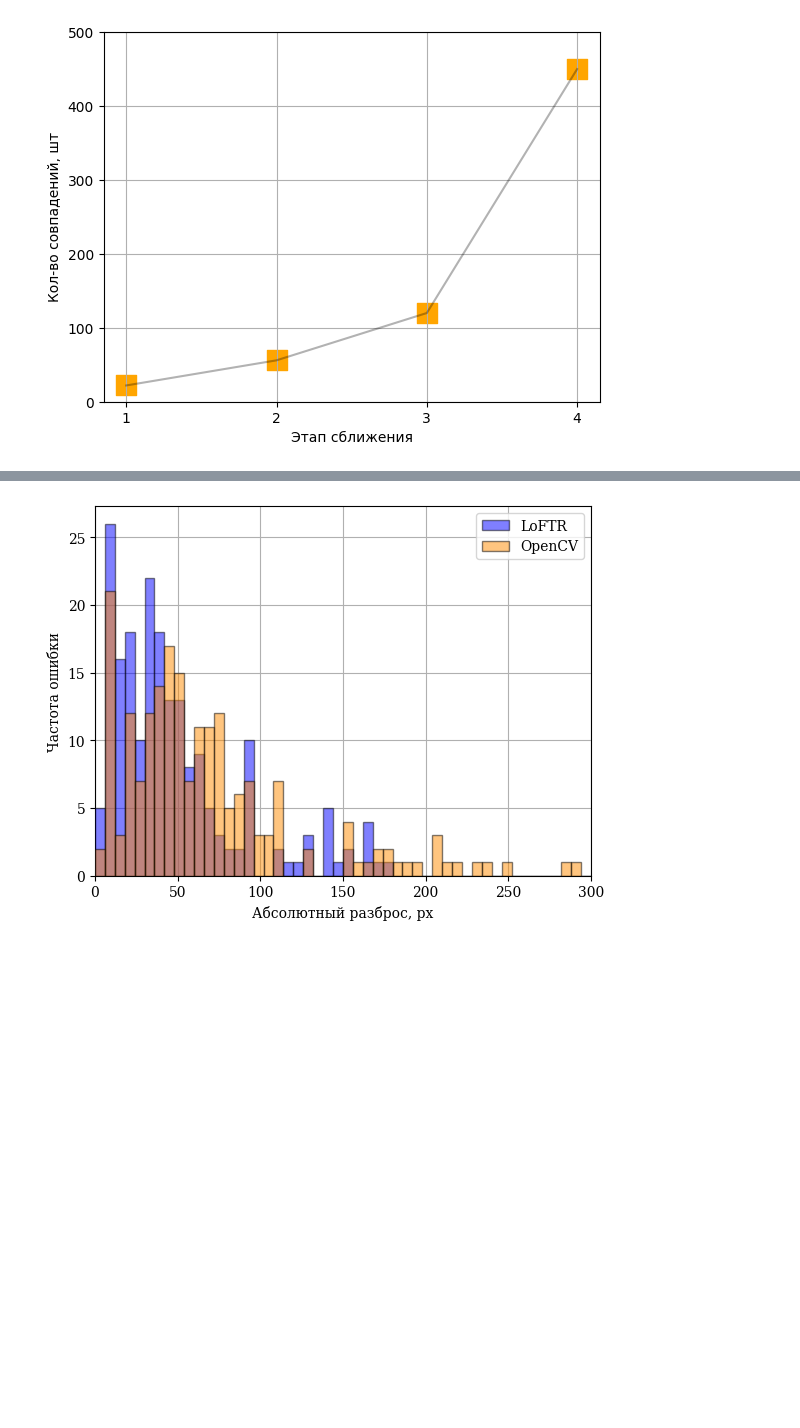
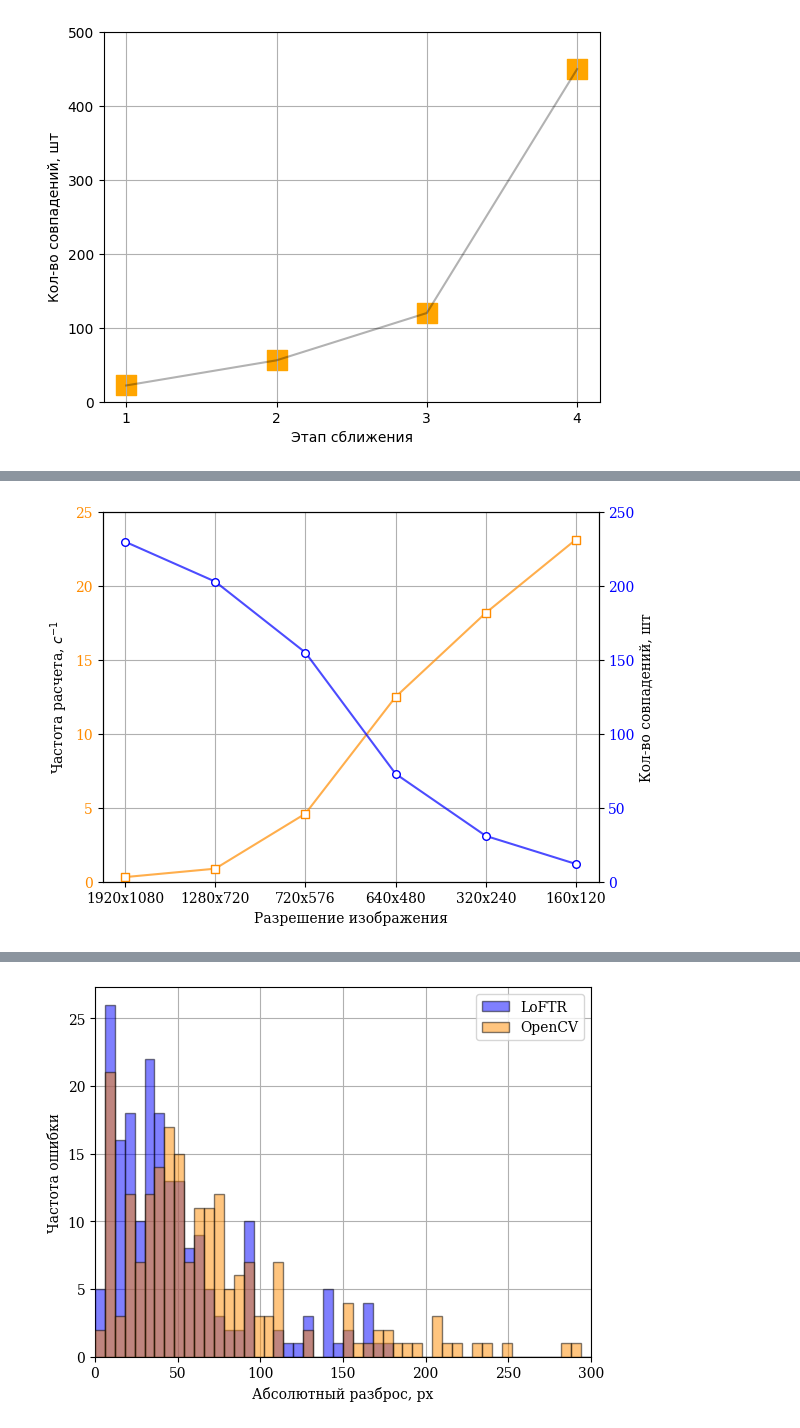
Before and after one commit to FlameDanita/LoFTR, a Jupyter notebook: notebooks/generate_dataset.ipynb, the cells around one changed output, grey strips where cells are left out. Cells and saved outputs as stored; diff of their text form; code cells hidden in the pictures; blank space fills up the shorter version.

```diff
--- a/notebooks/generate_dataset.ipynb
+++ b/notebooks/generate_dataset.ipynb
@@ -258,0 +290,27 @@ plt.show()
+# %%
+stage_arr = ['1920x1080', '1280x720', '720x576', '640x480', '320x240', '160x120']
+times_arr = [1/3.19454, 1/1.1333755, 1/0.2171371841, 1/0.0799913, 1/0.0549986, 1/0.0432]
+dots_arr = [230, 203, 155, 73, 31, 12]
+
+fig, ax1 = plt.subplots()
+
+ax1.plot(stage_arr, times_arr, c='darkorange', alpha=0.7, zorder=5)
+ax1.scatter(stage_arr, times_arr, marker='s', s=30, c='white', zorder=10, edgecolors='darkorange')
+ax1.set_xlabel('Разрешение изображения')
+ax1.set_ylabel(r"Частота расчета, $c^{-1}$")
+ax1.set_ylim(0, 25)
+ax1.grid()
+ax1.tick_params(axis='y', labelcolor='darkorange')
+
+ax2 = ax1.twinx()
+
+ax2.plot(stage_arr, dots_arr, c='blue', alpha=0.7, zorder=5)
+ax2.scatter(stage_arr, dots_arr, marker='o', s=30, c='white', zorder=10, edgecolors='blue')
+
+ax2.set_ylabel('Кол-во совпадений, шт')
+ax2.set_ylim(0, 250)
+ax2.tick_params(axis='y', labelcolor='blue')
+
+plt.show()
+# %% [output]
+[figure, added]
```
Also changed, not shown: parts of 10 cells of this notebook.
